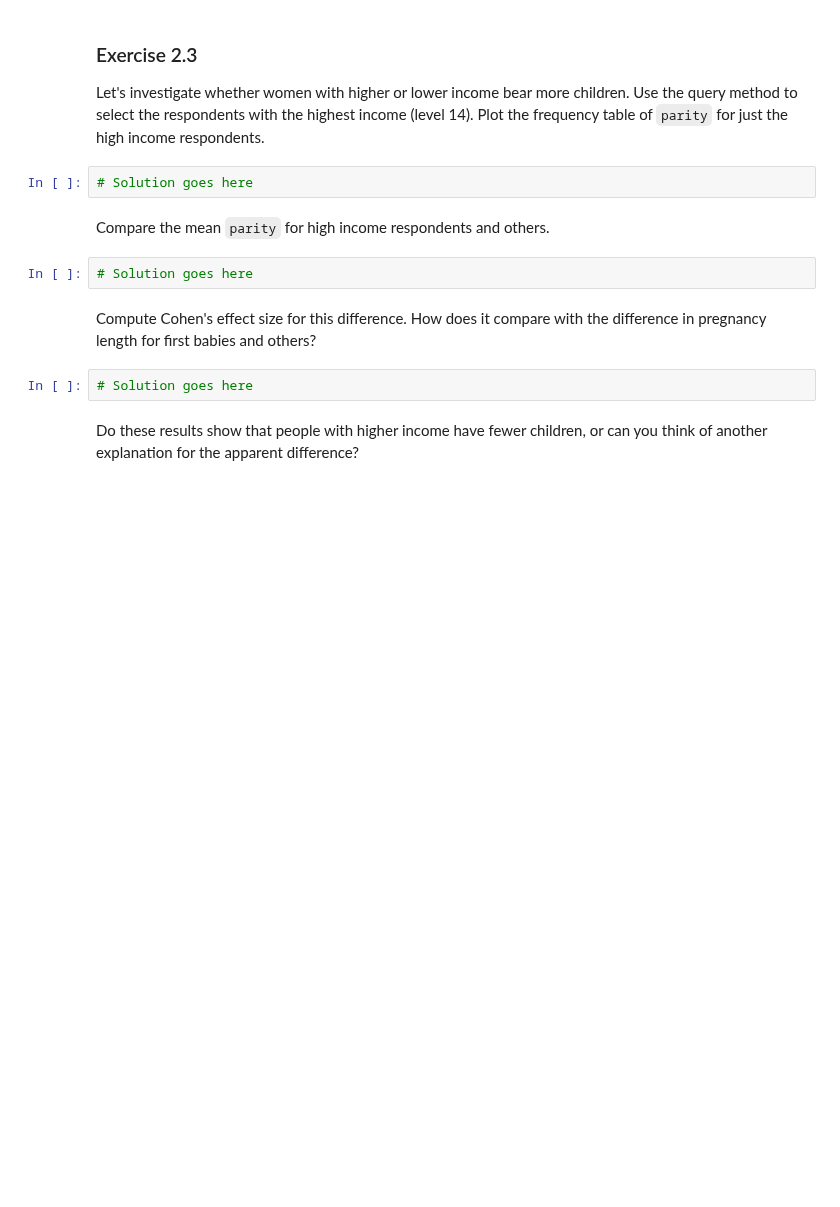
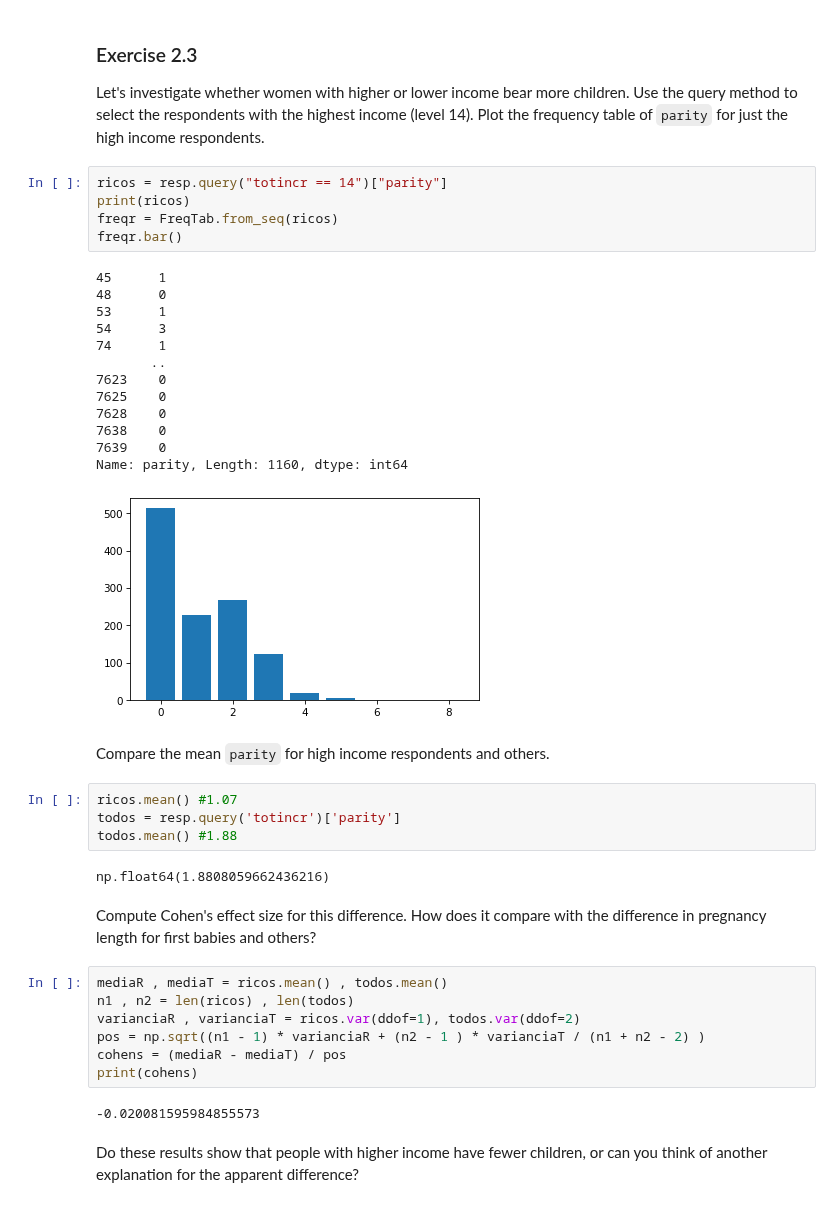
Before and after one commit to gustavomiranda2302/pandas, a Jupyter notebook: nb/chap02.ipynb, the cells around one changed output. Saved outputs shown, nothing was run; the diff lists cells and outputs as text; blank space fills up the shorter version.

```diff
--- a/nb/chap02.ipynb
+++ b/nb/chap02.ipynb
@@ -504,16 +553,44 @@ Let's investigate whether women with higher or lower income bear more children.
 Use the query method to select the respondents with the highest income (level 14).
 Plot the frequency table of `parity` for just the high income respondents.
 # %%
-# Solution goes here
+ricos = resp.query("totincr == 14")["parity"]
+print(ricos)
+freqr = FreqTab.from_seq(ricos)
+freqr.bar()
+# %% [output]
+45      1
+48      0
+53      1
+54      3
+74      1
+       ..
+7623    0
+7625    0
+7628    0
+7638    0
+7639    0
+Name: parity, Length: 1160, dtype: int64
+[figure, added]
 # %% [markdown]
 Compare the mean `parity` for high income respondents and others.
 # %%
-# Solution goes here
+ricos.mean() #1.07
+todos = resp.query('totincr')['parity']
+todos.mean() #1.88
+# %% [output]
+np.float64(1.8808059662436216)
 # %% [markdown]
 Compute Cohen's effect size for this difference.
 How does it compare with the difference in pregnancy length for first babies and others?
 # %%
-# Solution goes here
+mediaR , mediaT = ricos.mean() , todos.mean()
+n1 , n2 = len(ricos) , len(todos)
+varianciaR , varianciaT = ricos.var(ddof=1), todos.var(ddof=2)
+pos = np.sqrt((n1 - 1) * varianciaR + (n2 - 1 ) * varianciaT / (n1 + n2 - 2) )
+cohens = (mediaR - mediaT) / pos
+print(cohens)
+# %% [output]
+-0.020081595984855573
 # %% [markdown]
 Do these results show that people with higher income have fewer children, or can you think of another explanation for the apparent difference?
 # %%
```
Also changed, not shown: parts of 9 cells of this notebook.
